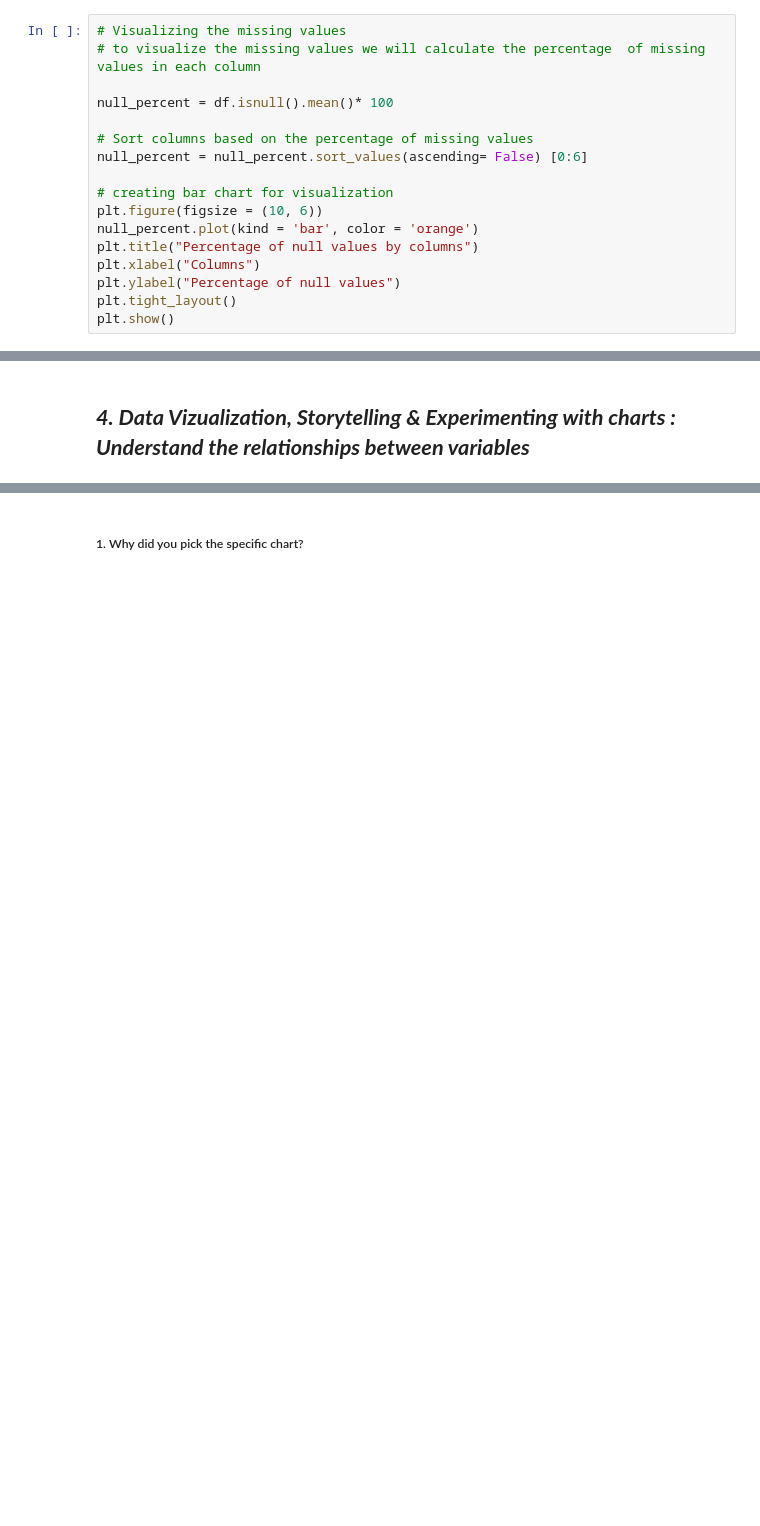
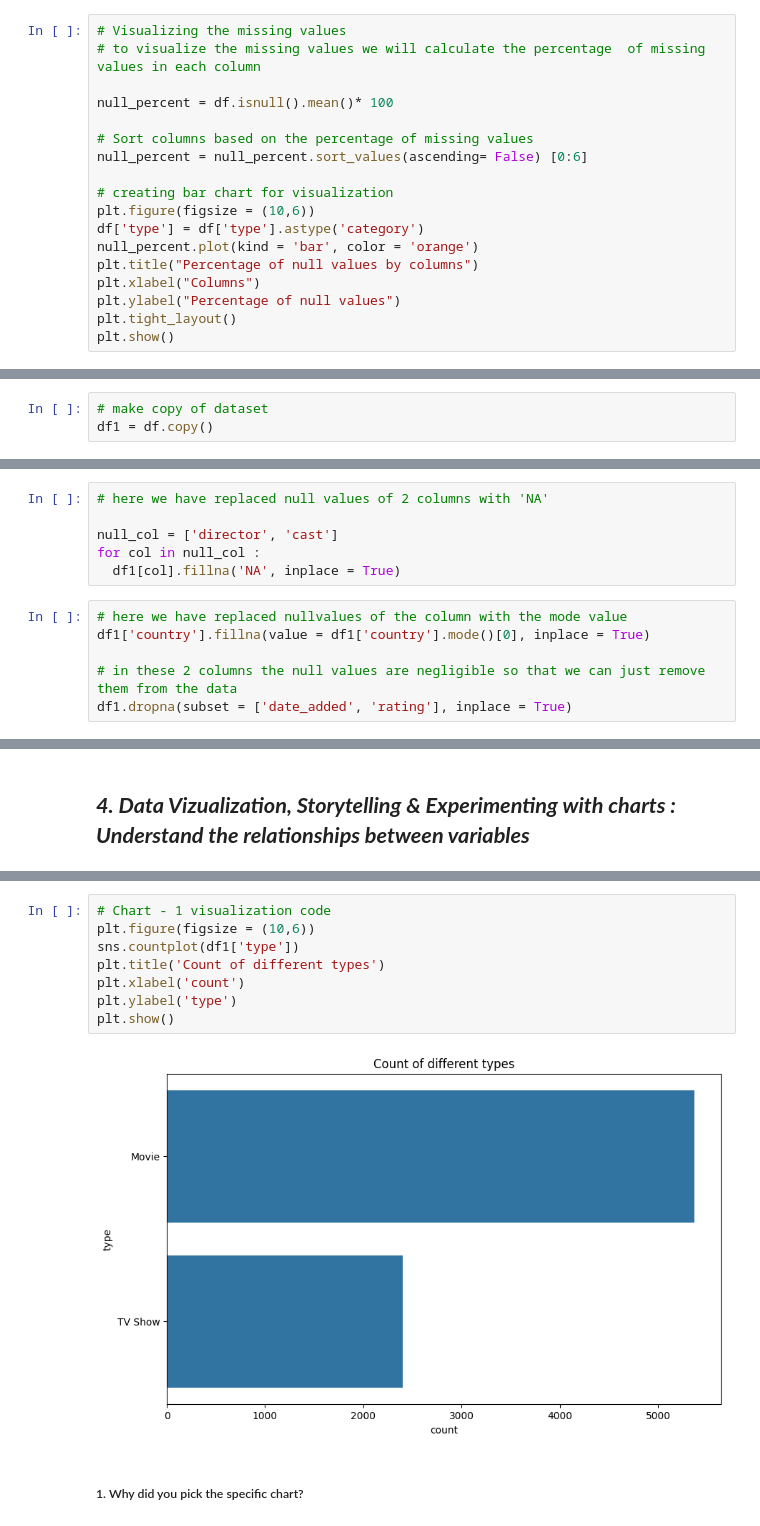
Before and after one commit to ish-war/netflix-movies-shows, a Jupyter notebook: ishwar_ML_project.ipynb, the cells around one changed output, grey strips where cells are left out. Cells and saved outputs as stored; diff of their text form; blank space fills up the shorter version.

```diff
--- a/ishwar_ML_project.ipynb
+++ b/ishwar_ML_project.ipynb
@@ -278,7 +278,8 @@ null_percent = df.isnull().mean()* 100
 null_percent = null_percent.sort_values(ascending= False) [0:6]
 
 # creating bar chart for visualization
-plt.figure(figsize = (10, 6))
+plt.figure(figsize = (10,6))
+df['type'] = df['type'].astype('category')
 null_percent.plot(kind = 'bar', color = 'orange')
 plt.title("Percentage of null values by columns")
 plt.xlabel("Columns")
@@ -293,0 +297,3 @@ Answer Here
+# %%
+# make copy of dataset
+df1 = df.copy()
@@ -313,0 +382,12 @@ Answer Here
+# %%
+# here we have replaced null values of 2 columns with 'NA'
+
+null_col = ['director', 'cast']
+for col in null_col :
+  df1[col].fillna('NA', inplace = True)
+# %%
+# here we have replaced nullvalues of the column with the mode value
+df1['country'].fillna(value = df1['country'].mode()[0], inplace = True)
+
+# in these 2 columns the null values are negligible so that we can just remove them from the data
+df1.dropna(subset = ['date_added', 'rating'], inplace = True)
@@ -324,2 +436,12 @@ Answer Here.
+# %%
+# Chart - 1 visualization code
+plt.figure(figsize = (10,6))
+sns.countplot(df1['type'])
+plt.title('Count of different types')
+plt.xlabel('count')
+plt.ylabel('type')
+plt.show()
+# %% [output]
+[figure, added]
 # %% [markdown]
 ##### 1. Why did you pick the specific chart?
```
Also changed, not shown: parts of 71 cells of this notebook.
